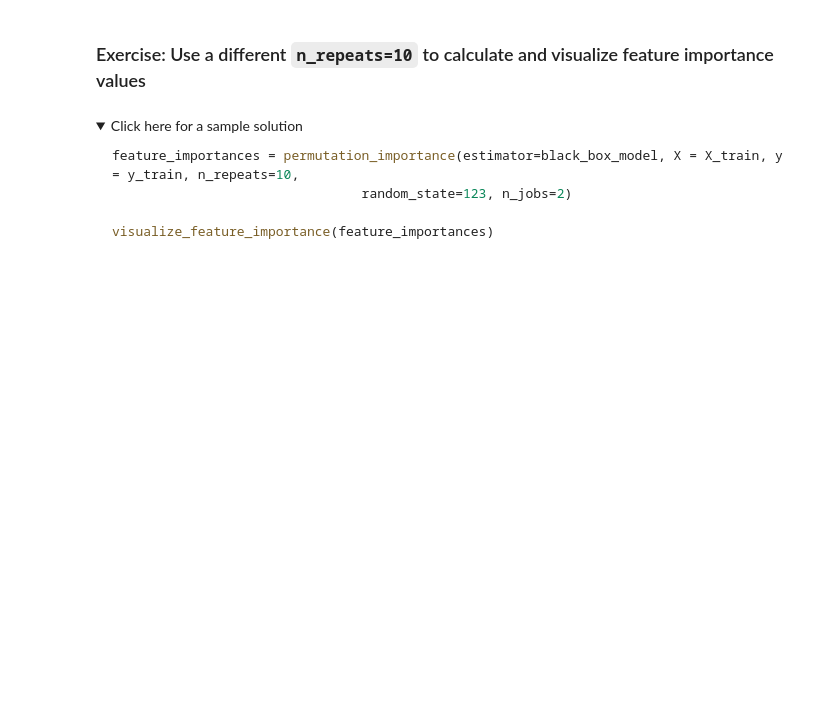
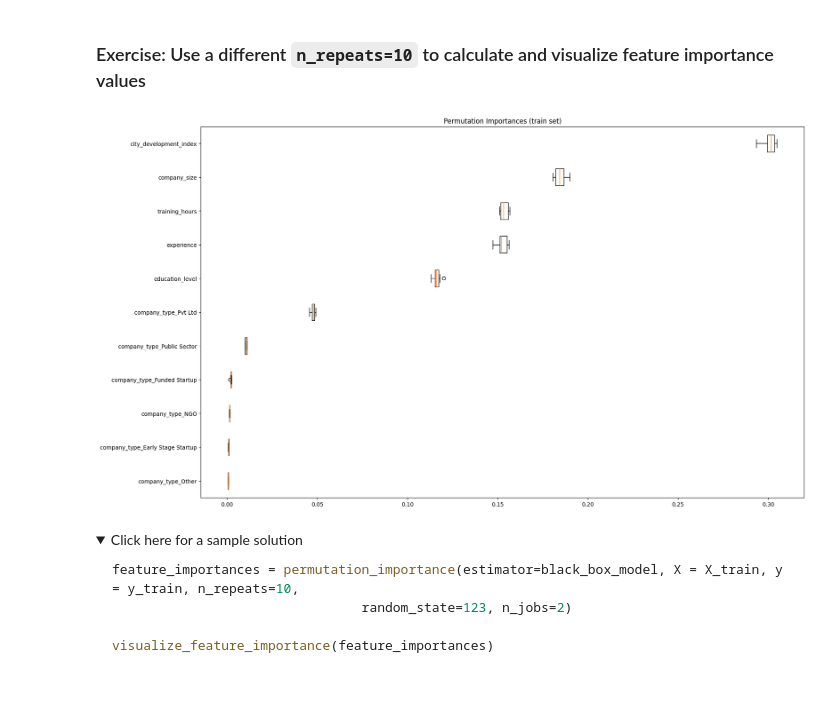
Before and after one commit to tycoi2005/202308_machine_learning_ibm_coursera, a Jupyter notebook: 003supervised-machine-learning-classification/lab_jupyter_model-explanations.ipynb, the cells around one changed output. Saved outputs shown, nothing was run; the diff lists cells and outputs as text; code cells hidden in the pictures; folded sections open; blank space fills up the shorter version.

Commit message:
model explaination

```diff
--- a/003supervised-machine-learning-classification/lab_jupyter_model-explanations.ipynb
+++ b/003supervised-machine-learning-classification/lab_jupyter_model-explanations.ipynb
@@ -181,6 +230,12 @@ Now you should see a box plot show ranked feature importances, and we can see th
 # %%
 # Type your answer here
 # Update n_repeats=10 and recalculate and visualize feature importance
+# Use permutation_importance to calculate permutation feature importances
+feature_importances10 = permutation_importance(estimator=black_box_model, X = X_train, y = y_train, n_repeats=10,
+                                random_state=123, n_jobs=2)
+visualize_feature_importance(feature_importances10)
+# %% [output]
+[figure, added]
 # %% [markdown]
 <details><summary>Click here for a sample solution</summary>
 
```
Also changed, not shown: parts of 21 cells of this notebook.
